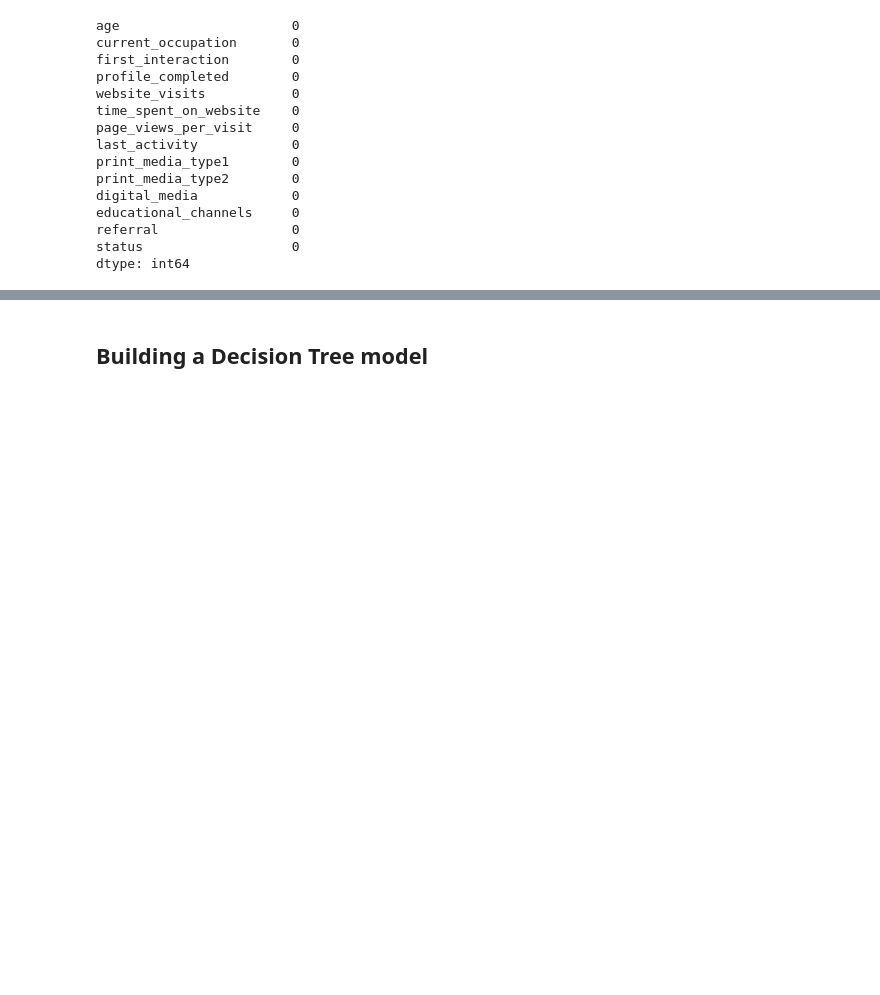
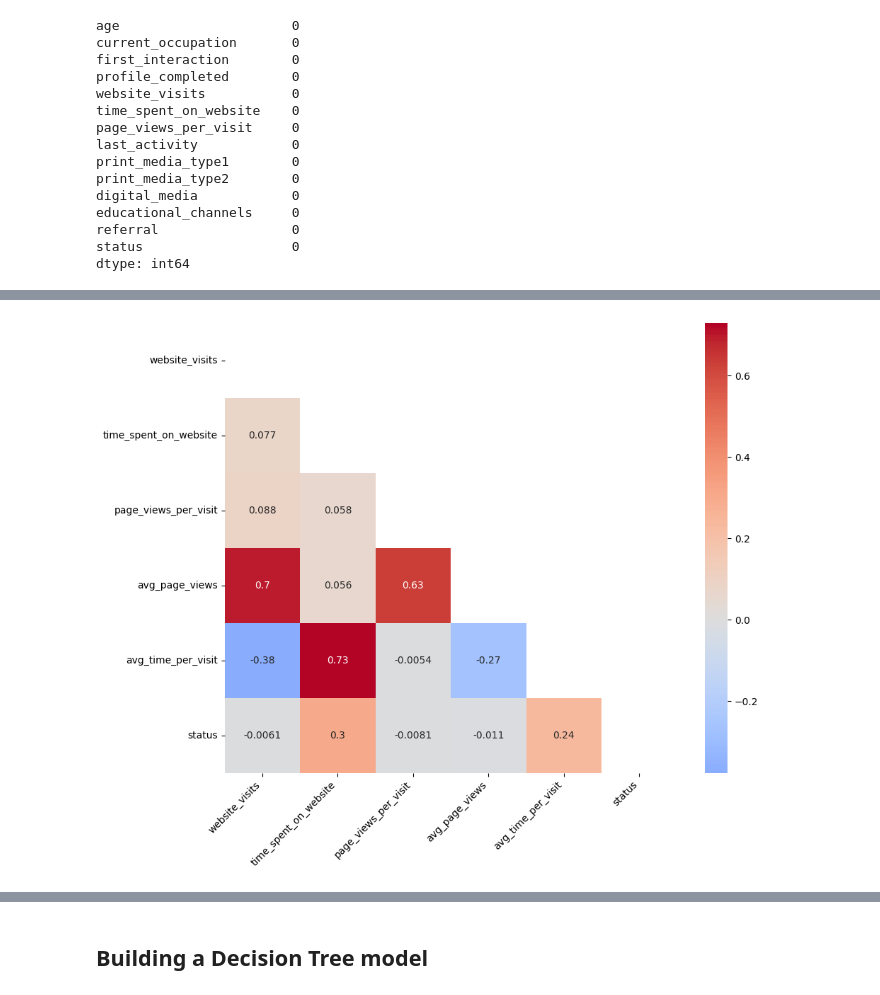
Before and after one commit to jmetzg11alpine/MIT_IDSS, a Jupyter notebook: week8_classification_hypothesis_testing/project_two/Learner+Notebook+-+Full+Code+Version+-+Potential+Customers+Prediction.ipynb, the cells around one changed output, grey strips where cells are left out. Drawn from its saved outputs; the diff is of its cells as text; code cells hidden in the pictures; blank space fills up the shorter version.

```diff
--- a/week8_classification_hypothesis_testing/project_two/Learner+Notebook+-+Full+Code+Version+-+Potential+Customers+Prediction.ipynb
+++ b/week8_classification_hypothesis_testing/project_two/Learner+Notebook+-+Full+Code+Version+-+Potential+Customers+Prediction.ipynb
@@ -416,0 +443,10 @@ KeyError: 'exposed_ad'
+# %%
+continuous_df = new_df[['website_visits', 'time_spent_on_website', 'page_views_per_visit', 'avg_page_views', 'avg_time_per_visit', 'status']]
+corr = continuous_df.corr()
+plt.figure(figsize=(10,8))
+sns.heatmap(corr, annot=True, cmap='coolwarm', center=0, mask=np.triu(corr))
+plt.xticks(rotation=45, ha='right')
+plt.tight_layout()
+plt.show()
+# %% [output]
+[figure, added]
```
Also changed, not shown: parts of 28 cells of this notebook, 1 other file.
